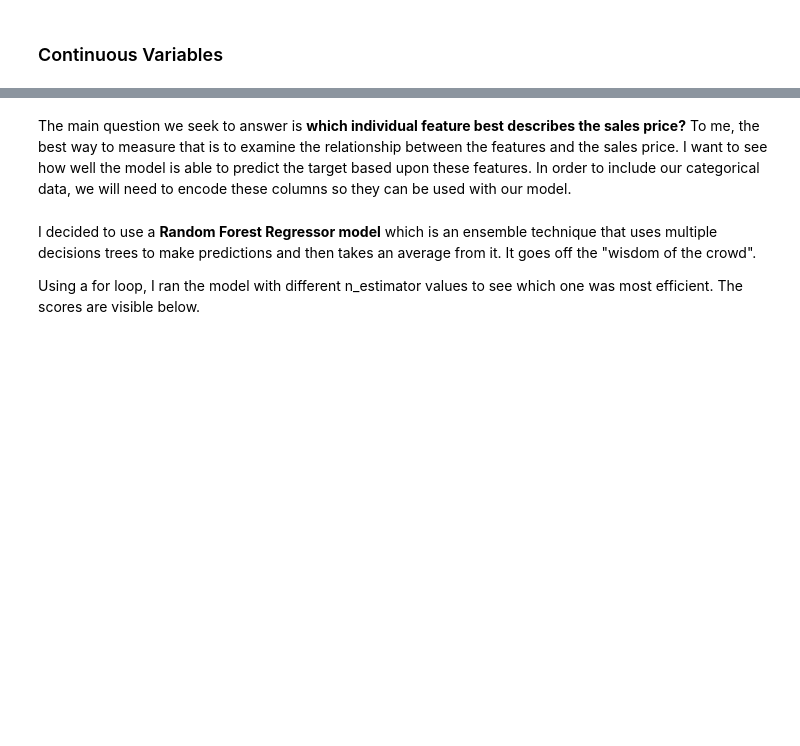
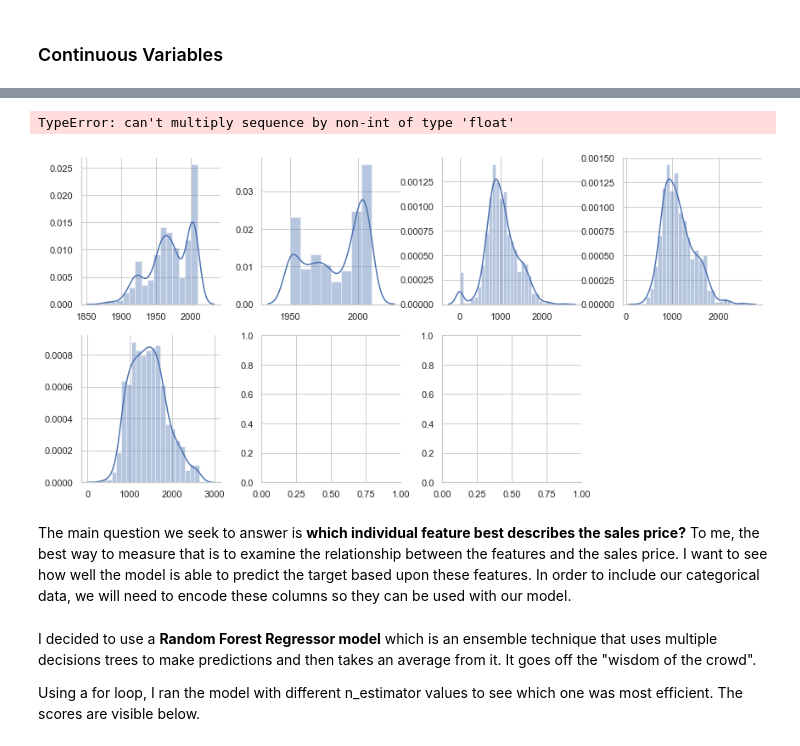
Before and after one commit to ebonnecab/mozilla-ds-project, a Jupyter notebook: analysis.ipynb, the cells around one changed output, grey strips where cells are left out. Saved outputs shown, nothing was run; the diff lists cells and outputs as text; code cells hidden in the pictures; blank space fills up the shorter version.

```diff
--- a/analysis.ipynb
+++ b/analysis.ipynb
@@ -169,8 +169,7 @@ dtype: int64
 # %% [markdown]
 The values for the basement properties are all strings. I've decided to replace NA with NB (no basement) which creates a new class within that category to replace the missing values.
 # %%
-df[['BsmtQual', 'BsmtCond', 'BsmtExposure']] = df[['BsmtQual', 'BsmtCond', 'BsmtExposure']].fillna('NB')
-df[['BsmtFinType1', 'BsmtFinType2']] = df[['BsmtFinType1', 'BsmtFinType2']].fillna(0.0)
+df[['BsmtQual', 'BsmtCond', 'BsmtExposure','BsmtFinType1', 'BsmtFinType2']] = df[['BsmtQual', 'BsmtCond', 'BsmtExposure', 'BsmtFinType1', 'BsmtFinType2']].fillna('NB')
 # %%
 #checking for null values
 df[['BsmtQual', 'BsmtCond', 'BsmtExposure', 'BsmtFinType1', 'BsmtFinType2']].isnull().sum()
@@ -742,3 +813,11 @@ train_cont.head()
+# %%
+nd = pd.melt(train_cont, value_vars = continuous_cols)
+n1 = sns.FacetGrid (nd, col='variable', col_wrap=4, sharex=False, sharey = False)
+n1 = n1.map(sns.distplot, 'value')
+n1
+# %% [output]
+TypeError: can't multiply sequence by non-int of type 'float'
+[figure, added]
 # %% [markdown]
 The main question we seek to answer is **which individual feature best describes the sales price?** To me, the best way to measure that is to examine the relationship between the features and the sales price. I want to see how well the model is able to predict the target based upon these features. In order to include our categorical data, we will need to encode these columns so they can be used with our model.
 # %%
```
Also changed, not shown: parts of 16 cells of this notebook.
